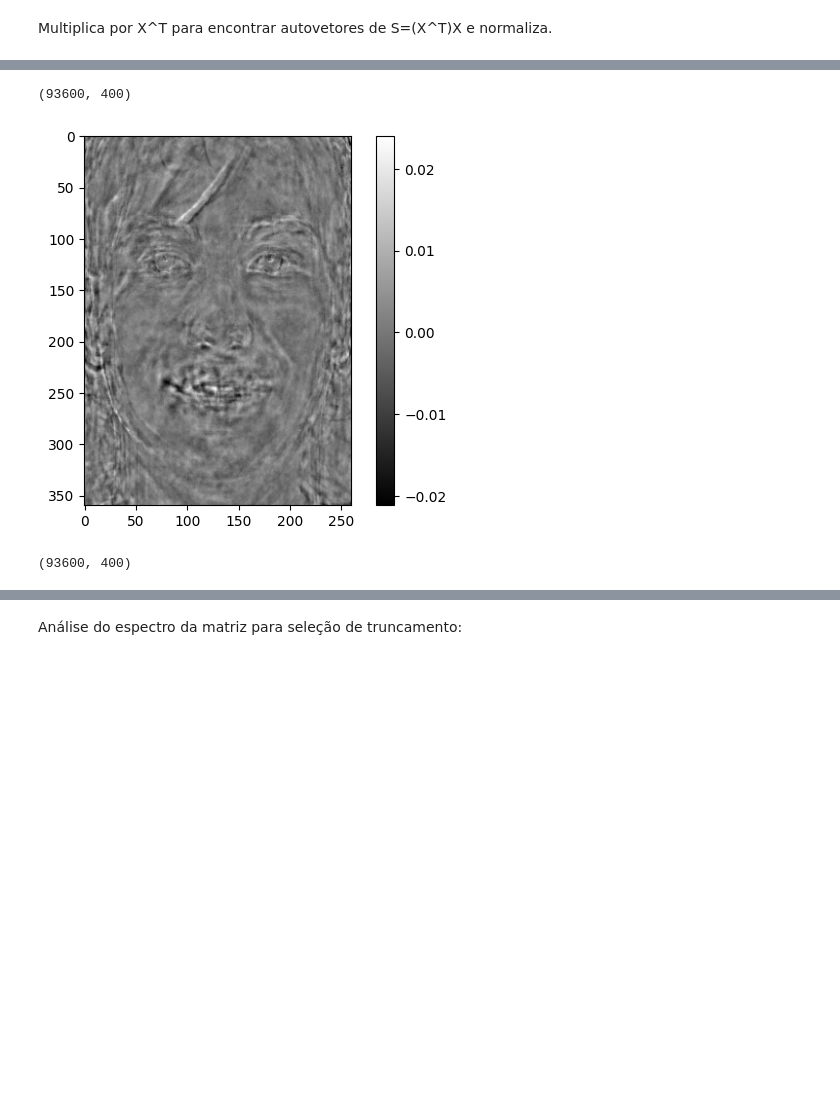
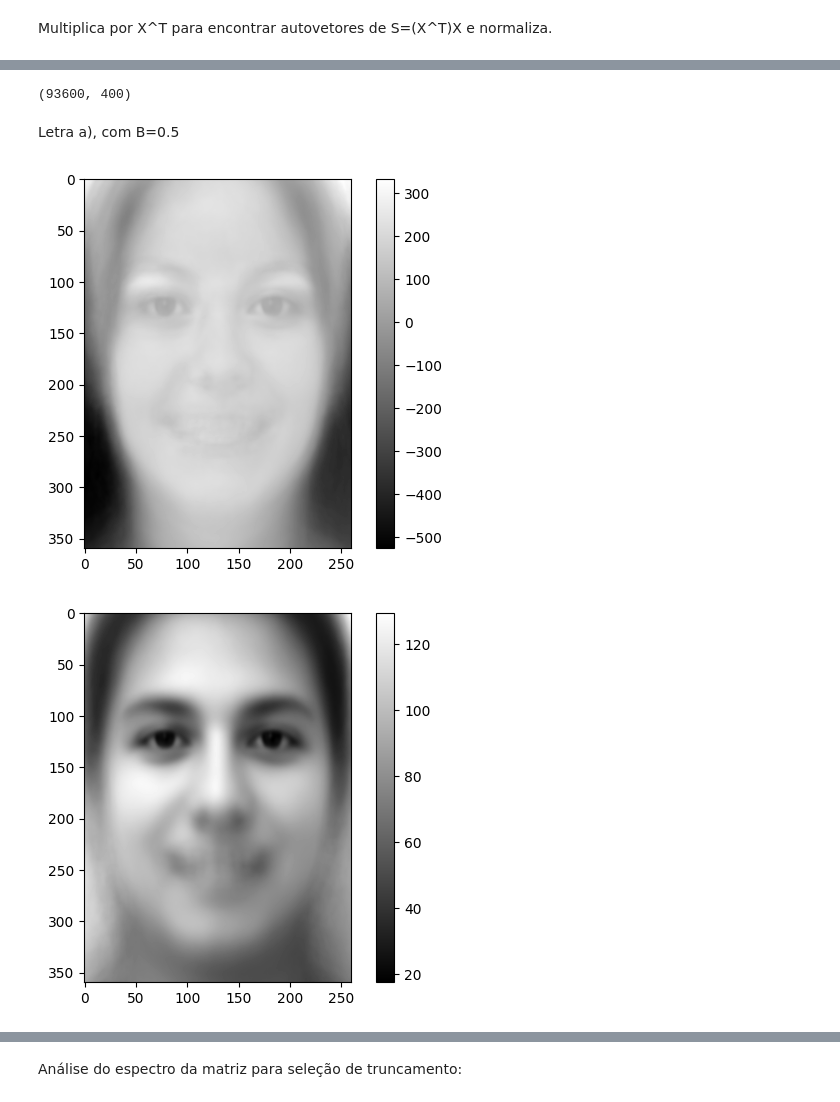
Before and after one commit to lorran-araujo/LNCC, a Jupyter notebook: disciplinas/redes-neurais/codes/lista2/exercicio3.ipynb, the cells around one changed output, grey strips where cells are left out. Drawn from its saved outputs; the diff is of its cells as text; code cells hidden in the pictures; blank space fills up the shorter version.

```diff
--- a/disciplinas/redes-neurais/codes/lista2/exercicio3.ipynb
+++ b/disciplinas/redes-neurais/codes/lista2/exercicio3.ipynb
@@ -99,21 +97,24 @@ autovetores = autovetores / np.linalg.norm(autovetores, axis=0)
-# %%
-autovetores.shape
-# %% [output]
-(93600, 400)
-# %%
-padroes = autovetores[:,8].reshape(360,260)
-plt.figure()
-plt.imshow(padroes, cmap='gray')
-plt.colorbar()
-plt.grid(False)
-plt.show()
-# %% [output]
-[figure, removed]
 # %%
 ordem_decrescente = np.argsort(autovalores)[::-1]
 autovalores = autovalores[ordem_decrescente]
 autovetores = autovetores[:, ordem_decrescente]
+PCA = autovetores
+PCA.shape
+# %% [output]
+(93600, 400)
-# %%
-autovetores.shape
-# %% [output]
-(93600, 400)
+# %% [markdown]
+Letra a), com B=0.5
+# %%
+coeficientes = [-0.5,0,0.5]
+
+for i in range(0,3):
+    imagem = global_mean + coeficientes[i]*np.sqrt(autovalores[0])*np.transpose(PCA[:,0])
+
+    plt.figure()
+    plt.imshow(imagem.reshape(360,260), cmap='gray')
+    plt.colorbar()
+    plt.grid(False)
+    plt.show()
+# %% [output]
+[figure, added]
+[figure, added]
```
Also changed, not shown: parts of 30 cells of this notebook.
